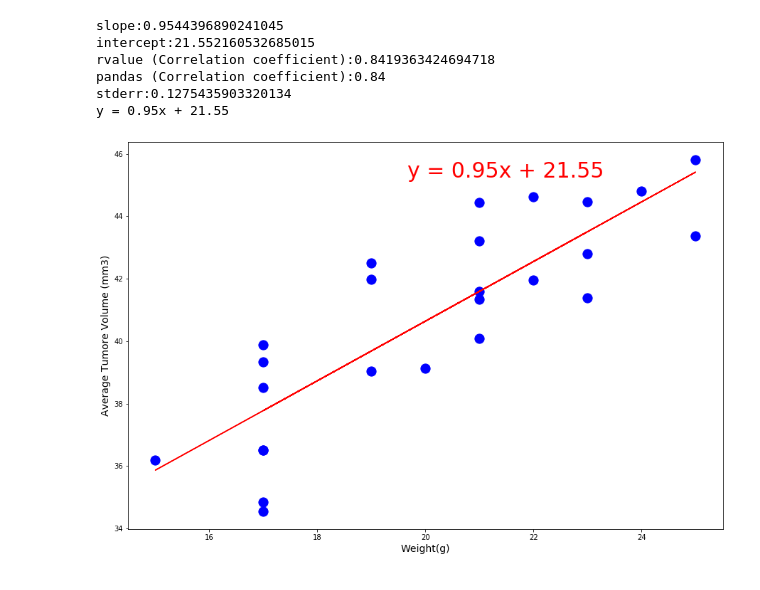
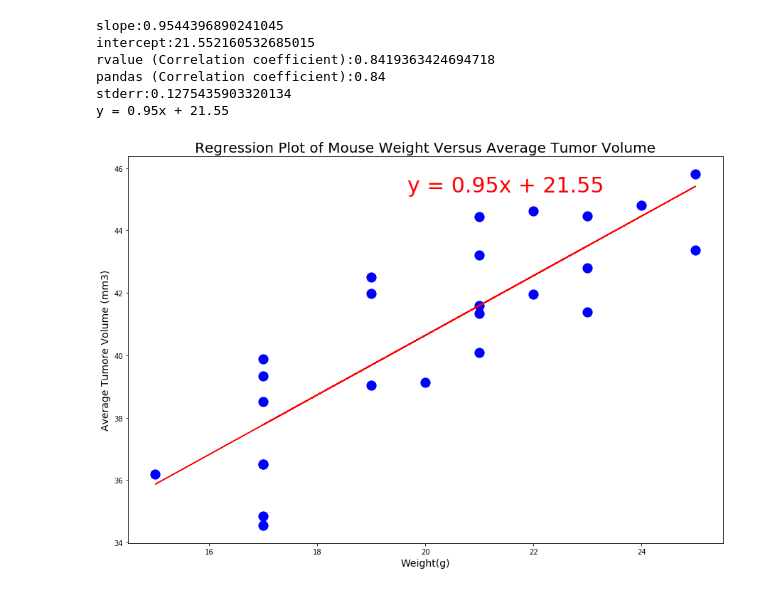
Before and after one commit to ermiasgelaye/Matplotlib-Challenge, a Jupyter notebook: Pymaceuticals/pymaceuticals_starter.ipynb, the cells around one changed output. Drawn from its saved outputs; the diff is of its cells as text; code cells hidden in the pictures.

```diff
--- a/Pymaceuticals/pymaceuticals_starter.ipynb
+++ b/Pymaceuticals/pymaceuticals_starter.ipynb
@@ -517,15 +512,15 @@ y = 0.95x + 21.55
 # %%
 # Add the linear regression equation and line to plot
 fig1, ax1 = plt.subplots(figsize=(15, 10))
 plt.scatter(x_values,y_values,s=175, color="blue")
 plt.plot(x_values,regress_values,"r-")
+plt.title('Regression Plot of Mouse Weight Versus Average Tumor Volume',fontsize =20)
 plt.xlabel('Weight(g)',fontsize =14)
 plt.ylabel('Average Tumore Volume (mm3)',fontsize =14)
 ax1.annotate(line_eq, xy=(20, 40), xycoords='data',xytext=(0.8, 0.95), textcoords='axes fraction',horizontalalignment='right', verticalalignment='top',fontsize=30,color="red")
 
 
-
 plt.savefig("../Images/linear_regression.png", bbox_inches = "tight")
 plt.show()
 # %% [output]
-[figure, old version]
+[figure, new version]
```
Also changed, not shown: parts of 14 cells of this notebook, 10 other files.
